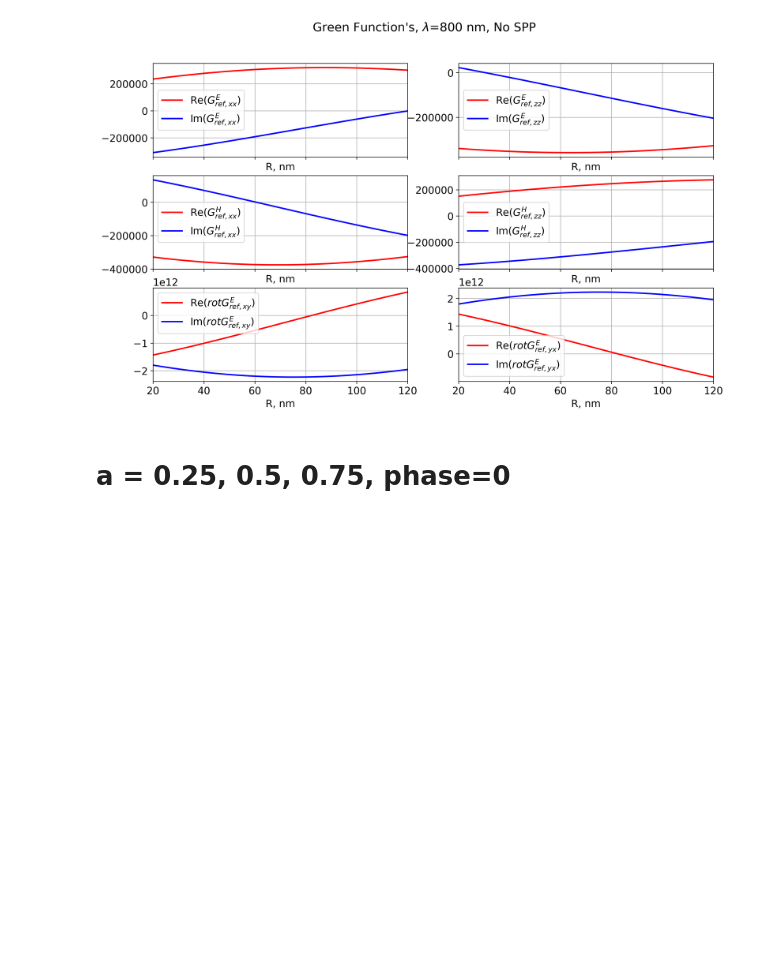
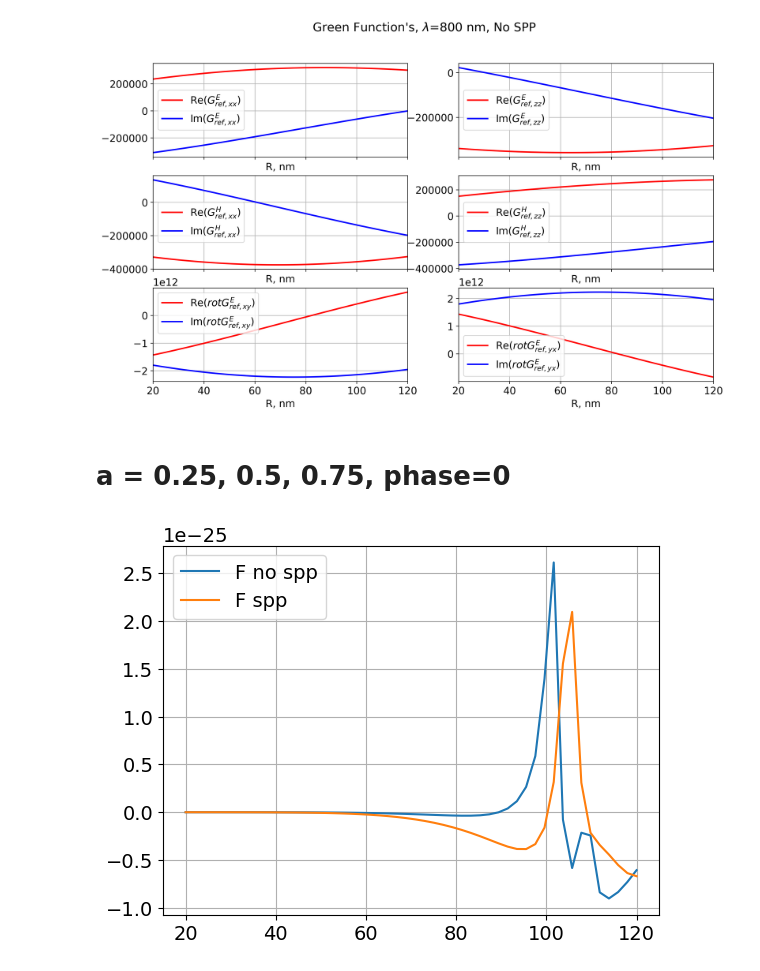
Before and after one commit to semyonbo/SPP_ANALYTICAL, a Jupyter notebook: TE-TM-force_compare.ipynb, the cells around one changed output. Drawn from its saved outputs; the diff is of its cells as text; code cells hidden in the pictures; blank space fills up the shorter version.

```diff
--- a/TE-TM-force_compare.ipynb
+++ b/TE-TM-force_compare.ipynb
@@ -244,3 +244,49 @@ plt.show()
 [figure]
 # %% [markdown]
 # a = 0.25, 0.5, 0.75,  phase=0
+# %%
+
+eps_Au = frenel.get_interpolate('Au')
+eps_Si = frenel.get_interpolate('Si')
+
+wl = 800  # [nm]
+STOP = 45
+dist = 20
+angle = 25*np.pi/180
+phase = 0
+a = 0.75 # TM
+
+R = np.linspace(20,120,50)
+F_x = np.empty((len(R), 8))
+F_y = np.empty_like(F_x)
+F_z = np.empty_like(F_x)
+
+
+for i in tqdm(range(len(R))):
+    point = [0,0,dist+R[i]]
+    f =  force.F(wl, eps_Au, point, R[i], eps_Si, angle,amplitude=1,phase=phase,a=a, stop=STOP, full_output=True)
+    F_x[i,:] = f[0]
+    F_y[i,:] = f[1]
+    F_z[i,:] = f[2]
+# %%
+STOP = 1
+
+F_x_no_spp = np.empty((len(R), 8))
+F_y_no_spp = np.empty_like(F_x)
+F_z_no_spp = np.empty_like(F_x)
+
+
+for i in tqdm(range(len(R))):
+    point = [0,0,dist+R[i]]
+    f =  force.F(wl, eps_Au, point, R[i], eps_Si, angle,amplitude=1,phase=phase,a=a, stop=STOP, full_output=True)
+    F_x_no_spp[i,:] = f[0]
+    F_y_no_spp[i,:] = f[1]
+    F_z_no_spp[i,:] = f[2]
+# %%
+plt.plot(R, F_y_no_spp[:,0], label='F no spp')
+plt.plot(R, F_y[:,0], label='F spp')
+plt.grid()
+plt.legend()
+plt.show()
+# %% [output]
+[figure, added]
```
Also changed, not shown: parts of 10 cells of this notebook.
